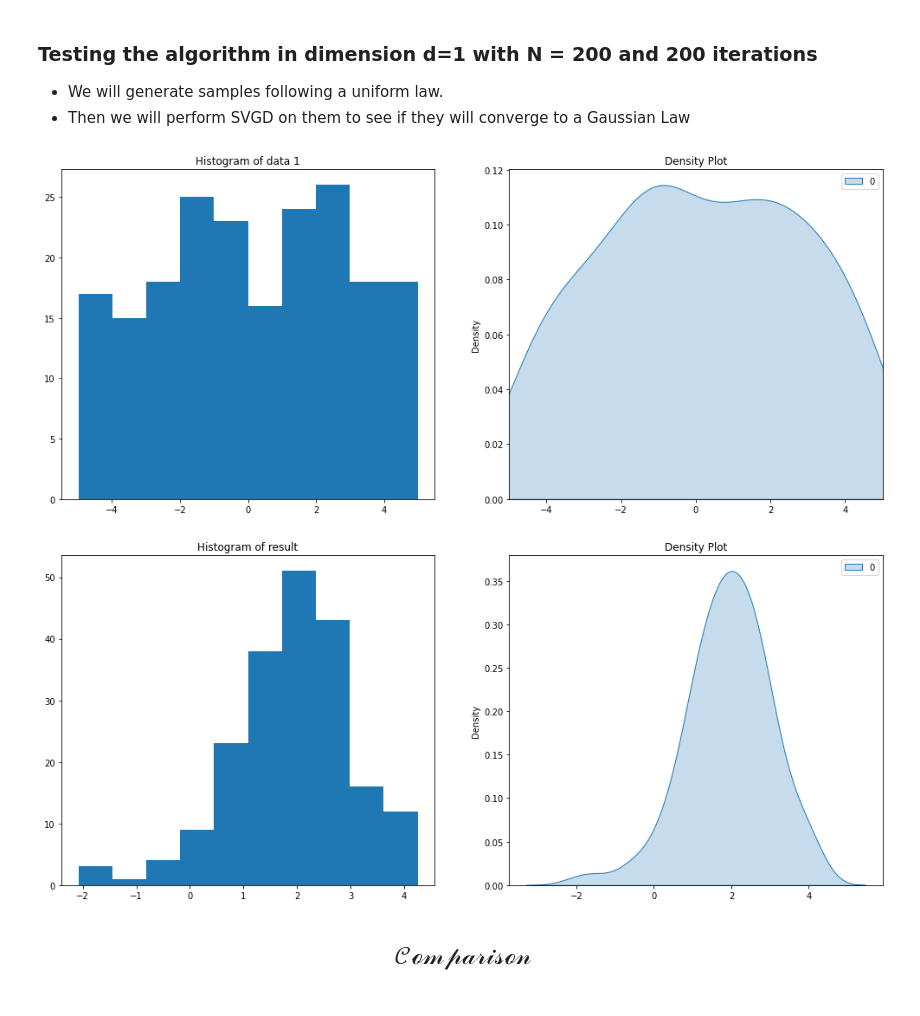
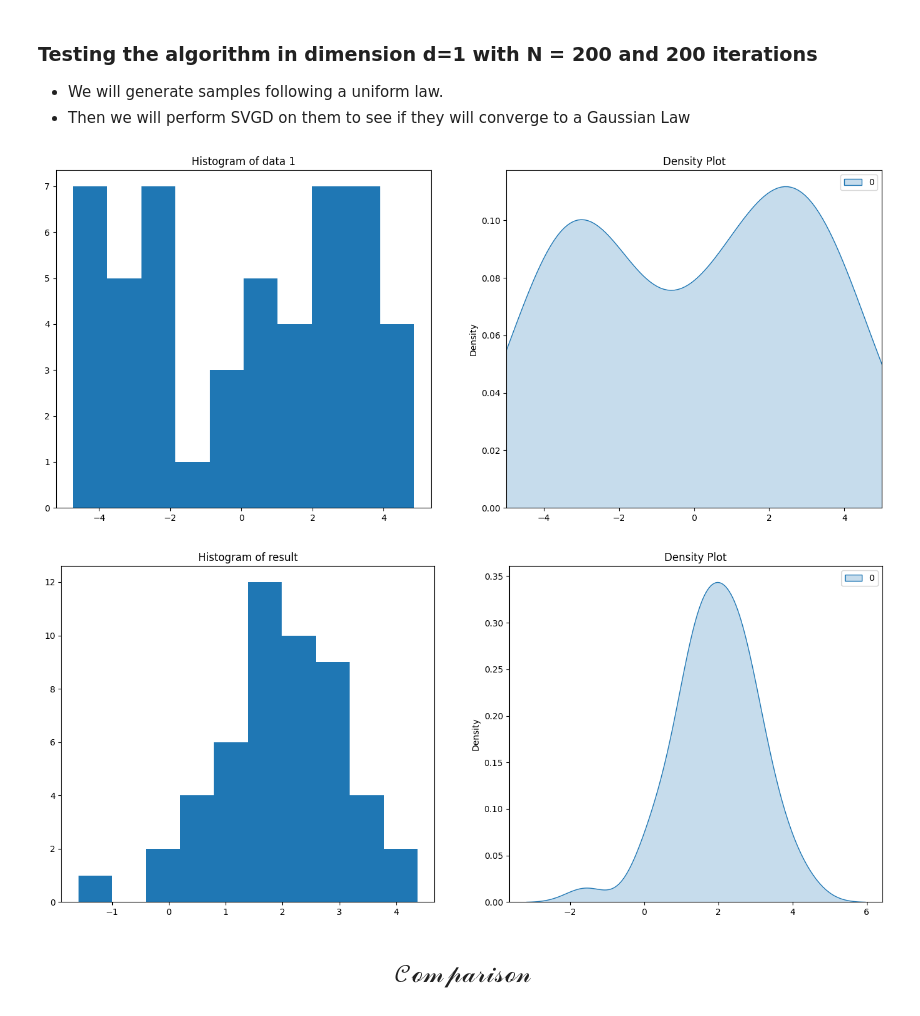
Before and after one commit to elfirdoussilab1/SVGD, a Jupyter notebook: Sampling_methods.ipynb, the cells around one changed output. Drawn from its saved outputs; the diff is of its cells as text; code cells hidden in the pictures.

```diff
--- a/Sampling_methods.ipynb
+++ b/Sampling_methods.ipynb
@@ -95,30 +95,30 @@ If we denote by $T$ the total number of iterations of the algorithm and by $N$ t
 - Then we will perform SVGD on them to see if they will converge to a Gaussian Law
 # %%
 # Simulation of uniform density in [-5, 5]
-X = gen_unif(200, 1, -5, 5)
+X = gen_unif(50, 1, -5, 5)
 
 # Plotting data
 fig, axs = plt.subplots(nrows=1, ncols=2, figsize=(17, 7))
 
 # Plot the histogram of data
 axs[0].hist(X)
 axs[0].set_title('Histogram of data 1')
 
 # Plot the third scatter plot in the right subplot
 sns.kdeplot(data=X, fill=True, ax=axs[1], bw_method='silverman')
 axs[1].set_xlim((-5, 5))
 axs[1].set_title('Density Plot')
 
 # Show the plot
 plt.show()
 # %% [output]
-[figure, old version]
+[figure, new version]
 # %%
 # Parameters of the SVGD
 h = 1e-6
 lam = 0.1
 sigma = 1
-maxit = 200
+maxit = 250
 
 # Performing SVGD
 xf = SVGD_gauss(potential_N21, X, h, lam, sigma, maxit) # expected time : 4m (for 200 iteration)
@@ -137,7 +137,7 @@ axs[1].set_title('Density Plot')
 # Show the plot
 plt.show()
 # %% [output]
-[figure, old version]
+[figure, new version]
 # %% [markdown]
 ## $$ \mathcal{Comparison} $$
 # %%
```
Also changed, not shown: 2 other files.
